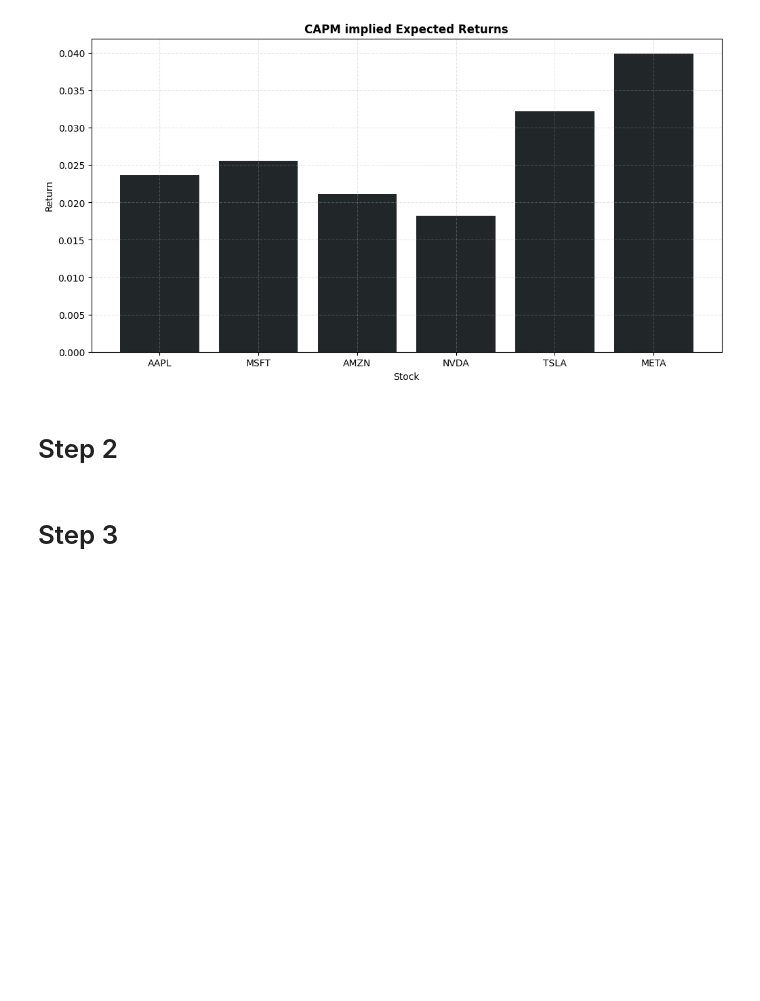
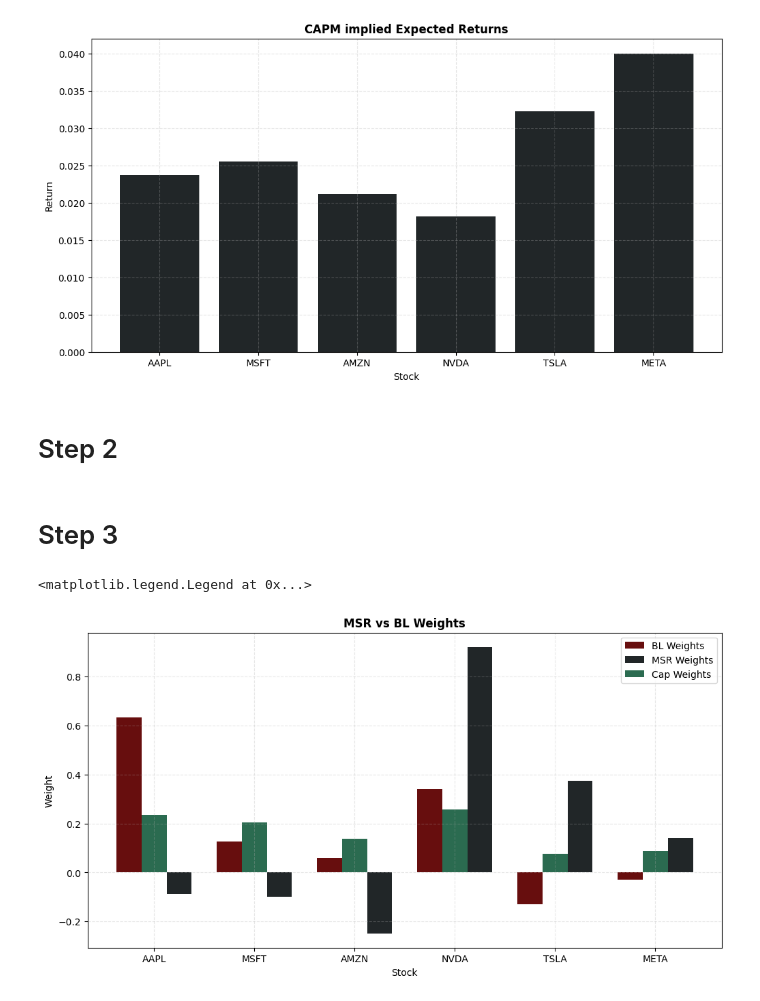
Before and after one commit to MarienRossiBenedetti/QuantPortfolioManagement, a Jupyter notebook: Assignment_3/assignment_3.ipynb, the cells around one changed output. Drawn from its saved outputs; the diff is of its cells as text; code cells hidden in the pictures; blank space fills up the shorter version.

Commit message:
weights BL

```diff
--- a/Assignment_3/assignment_3.ipynb
+++ b/Assignment_3/assignment_3.ipynb
@@ -174,7 +174,8 @@ omega = np.diag(omega_diag)
 
 # Expected Returns
 mu_capm = imp_expected_rets.values.reshape(-1, 1)
-factor = np.linalg.inv(np.linalg.inv(tau * sigma) + P.T @ np.linalg.inv(omega) @ P)
+factor = np.linalg.inv(np.linalg.inv(tau * sigma) +
+                       P.T @ np.linalg.inv(omega) @ P)
 mu_bl = factor @ (np.linalg.inv(tau * sigma) @ mu_capm +
                   P.T @ np.linalg.inv(omega) @ q)
 
@@ -186,2 +185,23 @@ sigma_bl = sigma + np.linalg.inv(np.linalg.inv(tau * sigma) +
 # %%
 # Computation of BL portfolio weights adjusting for the views
+weights_bl = (np.linalg.inv(sigma) @ mu_bl) / (ones.T @ np.linalg.inv(sigma) @ mu_bl)
+# %%
+# Visualisation of BL weights
+plt.figure(figsize=(12,6))
+
+width = 0.25
+x = np.arange(len(stocks))
+
+plt.bar(x-width, weights_bl.flatten(), width, color="#670E0E", label='BL Weights')
+plt.bar(x+width, msr_weights, width, color="#212628", label='MSR Weights')
+plt.bar(x, cap_weights, width, color="#2B6B50", label='Cap Weights')
+
+plt.title('MSR vs BL Weights', fontweight='bold')
+plt.ylabel('Weight')
+plt.xlabel('Stock')
+plt.xticks(x, stocks)
+plt.grid(alpha=0.3, linestyle='--')
+plt.legend()
+# %% [output]
+<matplotlib.legend.Legend at 0x...>
+[figure, added]
```
Also changed, not shown: parts of 3 cells of this notebook.
